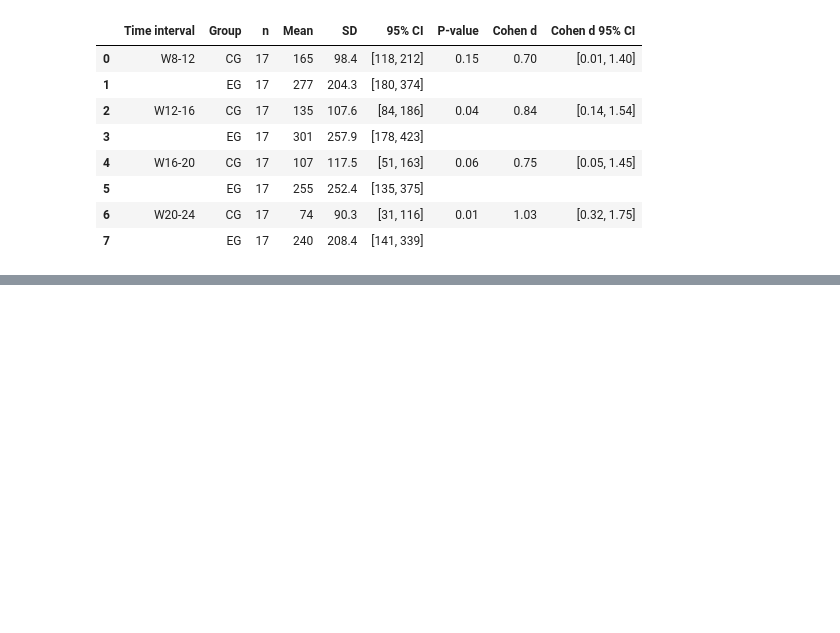
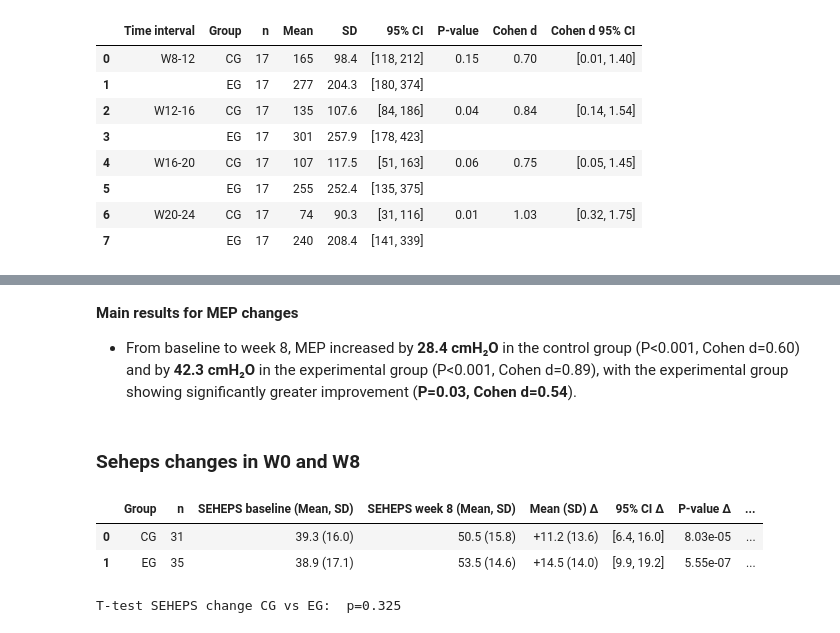
Before and after one commit to kbi-fbmi/articles--2025expiratory, a Jupyter notebook: statistics.ipynb, the cells around one changed output, grey strips where cells are left out. Drawn from its saved outputs; the diff is of its cells as text; code cells hidden in the pictures; blank space fills up the shorter version.

```diff
--- a/statistics.ipynb
+++ b/statistics.ipynb
@@ -806,0 +717,59 @@ plt.show()
+# %% [markdown]
+**Main results for MEP changes**
+- From baseline to week 8, MEP increased by **28.4 cmH₂O** in the control group (P<0.001, Cohen d=0.60) and by **42.3 cmH₂O** in the experimental group (P<0.001, Cohen d=0.89), with the experimental group showing significantly greater improvement (**P=0.03, Cohen d=0.54**).
+# %% [markdown]
+### Seheps changes in W0 and W8
+# %%
+from scipy.stats import ttest_rel
+import pandas as pd
+import numpy as np
+from stats_helpers import mean_ci, cohen_d
+
+results = []
+for group_name, group_df in zip(group_names, [CG, EG]):
+    valid_seheps = group_df[['seheps', 'w8_seheps']].dropna()
+    n = len(valid_seheps)
+    mean_pre = valid_seheps['seheps'].mean()
+    std_pre = valid_seheps['seheps'].std()
+    mean_post = valid_seheps['w8_seheps'].mean()
+    std_post = valid_seheps['w8_seheps'].std()
+    diff = valid_seheps['w8_seheps'] - valid_seheps['seheps']
+    mean_diff = diff.mean()
+    std_diff = diff.std()
+    ci_diff = mean_ci(diff)[3]
+    pval = ttest_rel(valid_seheps['seheps'], valid_seheps['w8_seheps'])[1]
+    d, d_ci = cohen_d(valid_seheps['seheps'], valid_seheps['w8_seheps'])
+    results.append([
+        group_name, n,
+        f"{mean_pre:.1f} ({std_pre:.1f})",
+        f"{mean_post:.1f} ({std_post:.1f})",
+        f"{mean_diff:+.1f} ({std_diff:.1f})",
+        f"[{ci_diff[0]:.1f}, {ci_diff[1]:.1f}]",
+        f"{pval:.3g}",
+        f"{d:.2f} [{d_ci[0]:.2f}, {d_ci[1]:.2f}]"
+    ])
+
+table = pd.DataFrame(results, columns=[
+    "Group", "n", "SEHEPS baseline (Mean, SD)", "SEHEPS week 8 (Mean, SD)",
+    "Mean (SD) Δ", "95% CI Δ", "P-value Δ", "Cohen d (95% CI) Δ"
+])
+
+display(table)
+
+# Compute and display independent t-test for SEHEPS change CG vs EG
+from scipy.stats import ttest_ind
+
+# Calculate SEHEPS change for each group
+cg_change = CG[['seheps', 'w8_seheps']].dropna()
+eg_change = EG[['seheps', 'w8_seheps']].dropna()
+cg_diff = cg_change['w8_seheps'] - cg_change['seheps']
+eg_diff = eg_change['w8_seheps'] - eg_change['seheps']
+
+# Independent t-test
+stat, pval_cg_vs_eg = ttest_ind(cg_diff, eg_diff, nan_policy='omit')
+print(f"T-test SEHEPS change CG vs EG:  p={pval_cg_vs_eg:.3g}")
+# %% [output]
+|  | Group | n | SEHEPS baseline (Mean, SD) | SEHEPS week 8 (Mean, SD) | Mean (SD) Δ | 95% CI Δ | P-value Δ | ... |
+| 0 | CG | 31 | 39.3 (16.0) | 50.5 (15.8) | +11.2 (13.6) | [6.4, 16.0] | 8.03e-05 | ... |
+| 1 | EG | 35 | 38.9 (17.1) | 53.5 (14.6) | +14.5 (14.0) | [9.9, 19.2] | 5.55e-07 | ... |
+T-test SEHEPS change CG vs EG:  p=0.325
```
Also changed, not shown: parts of 12 cells of this notebook.
